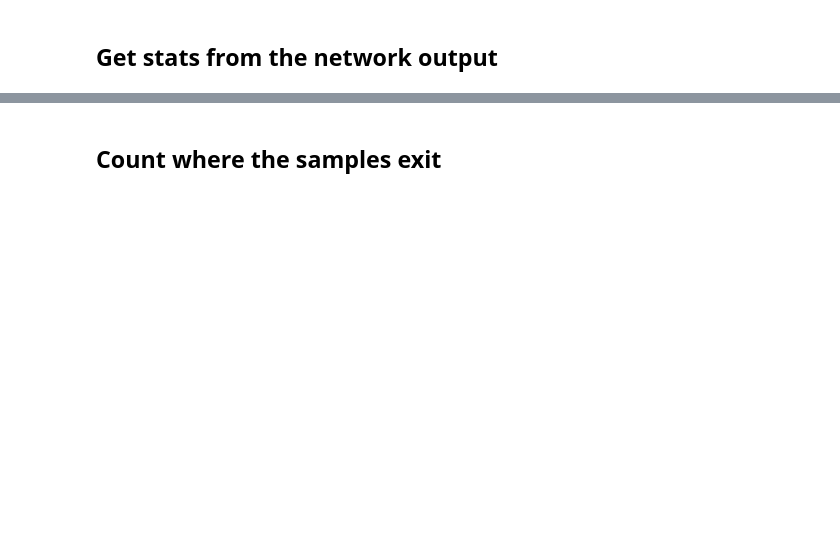
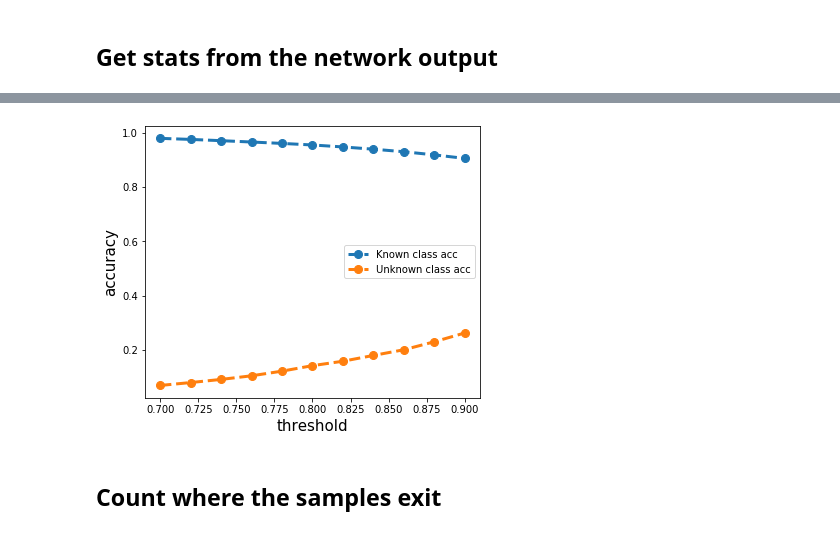
Before and after one commit to KiyoshiKAWASAKI/pami_osr, a Jupyter notebook: utils/data_analysis.ipynb, the cells around one changed output, grey strips where cells are left out. Saved outputs shown, nothing was run; the diff lists cells and outputs as text; code cells hidden in the pictures; blank space fills up the shorter version.

```diff
--- a/utils/data_analysis.ipynb
+++ b/utils/data_analysis.ipynb
@@ -125,8 +113,3 @@ def get_exit_stats(original_labels,
                     unknown_rts.append(rt[j])
 
     return known_exit, known_rts, unknown_exit, unknown_rts, predictions
-# %%
-known_exit, known_rts, unknown_exit, unknown_rts, predictions = get_exit_stats(original_labels=original_labels,
-                                                                                target_labels=target_labels,
-                                                                                probs=probs,
-                                                                                rts=rts)
@@ -132,0 +157,4 @@ known_exit, known_rts, unknown_exit, unknown_rts, predictions = get_exit_stats(o
+# %%
+threshold_list = np.linspace(0.7, 0.9, 11)
+# %%
+known_accs, unknown_accs = get_threshold_curve(thresholds=threshold_list)
@@ -133,3 +173,26 @@ known_exit, known_rts, unknown_exit, unknown_rts, predictions = get_exit_stats(o
+# %%
+fig, ax = plt.subplots(figsize=(6, 5))
+ax.set_xlabel('threshold', fontsize=15)
+ax.set_ylabel('accuracy', fontsize=15)
+
+ax.plot(threshold_list,
+        known_accs,
+        label='Known class acc',
+        marker='o',
+        linestyle='dashed',
+        linewidth=3,
+        markersize=8)
+ax.plot(threshold_list,
+        unknown_accs,
+        label="Unknown class acc",
+        marker='o',
+        linestyle='dashed',
+        linewidth=3,
+        markersize=8)
+ax.legend()
+plt.show()
+# %% [output]
+[figure, added]
 # %% [markdown]
 ## Count where the samples exit
 # %%
```
Also changed, not shown: parts of 27 cells of this notebook, 7 other files.
